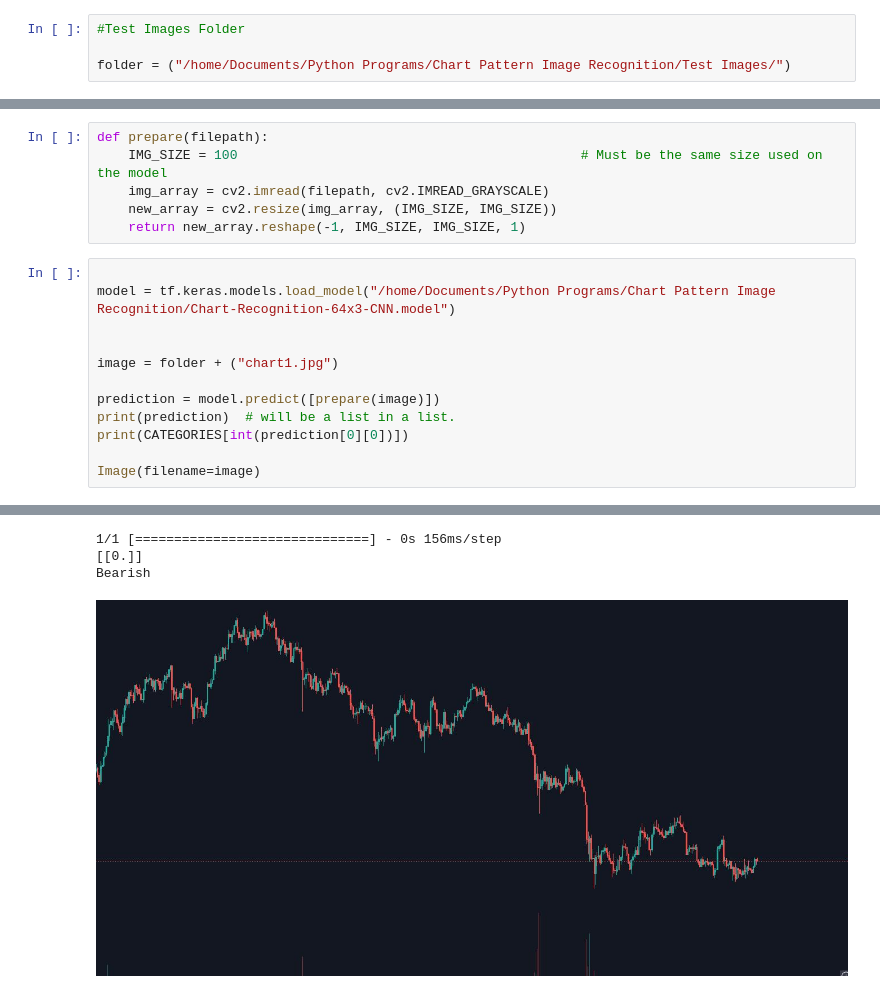
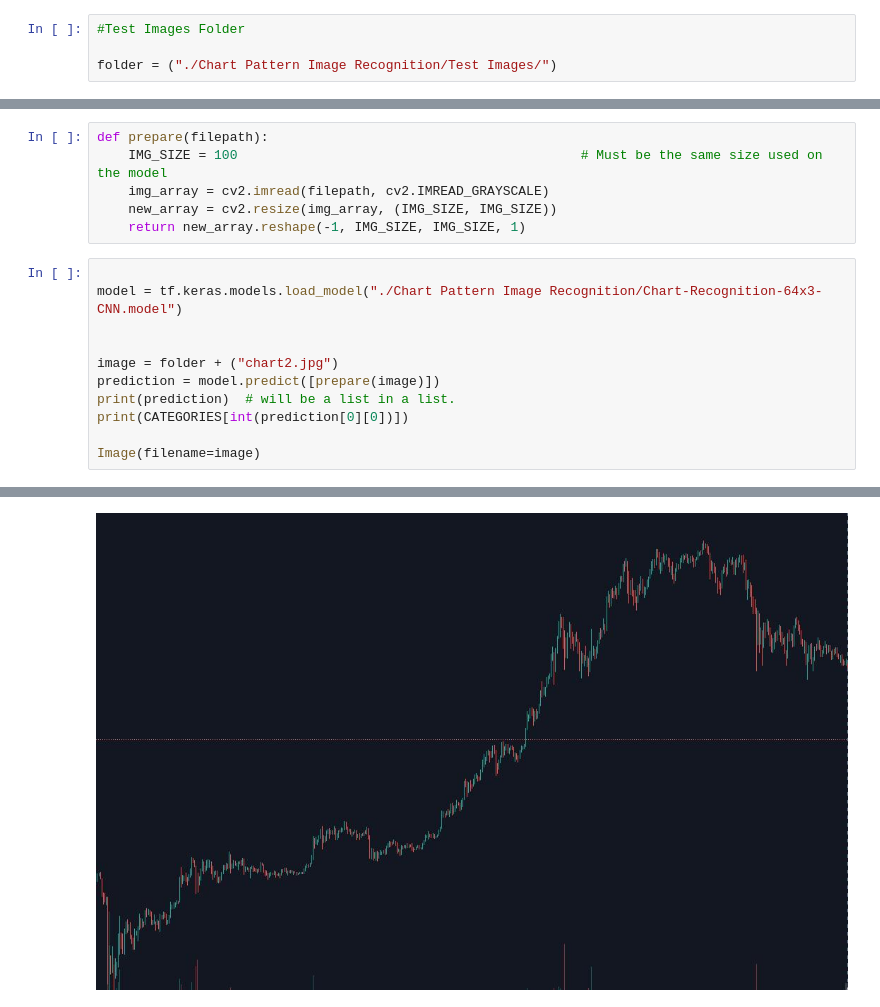
Before and after one commit to lgbongiolo/Convolutional-Neural-Network-Chart-Pattern-Recognition, a Jupyter notebook: CPR - 4 - Test Model.ipynb, the cells around one changed output, grey strips where cells are left out. Cells and saved outputs as stored; diff of their text form.

```diff
--- a/CPR - 4 - Test Model.ipynb
+++ b/CPR - 4 - Test Model.ipynb
@@ -44,7 +40,7 @@ if not sys.warnoptions:
 # %%
 #Test Images Folder
 
-folder = ("/home/Documents/Python Programs/Chart Pattern Image Recognition/Test Images/")
+folder = ("./Chart Pattern Image Recognition/Test Images/")
 # %%
 CATEGORIES = ["Bearish", "Bullish"]
 # %%
@@ -55,11 +51,10 @@ def prepare(filepath):
     return new_array.reshape(-1, IMG_SIZE, IMG_SIZE, 1)
 # %%
 
-model = tf.keras.models.load_model("/home/Documents/Python Programs/Chart Pattern Image Recognition/Chart-Recognition-64x3-CNN.model")
+model = tf.keras.models.load_model("./Chart Pattern Image Recognition/Chart-Recognition-64x3-CNN.model")
 
 
-image = folder + ("chart1.jpg")
-
+image = folder + ("chart2.jpg")
 prediction = model.predict([prepare(image)])
 print(prediction)  # will be a list in a list.
 print(CATEGORIES[int(prediction[0][0])])
@@ -80,4 +67 @@ Skipping registering GPU devices...
-1/1 [==============================] - 0s 156ms/step
-[[0.]]
-Bearish
-[figure, old version]
+[figure, new version]
```
Also changed, not shown: parts of 2 cells of this notebook, 19 other files.
